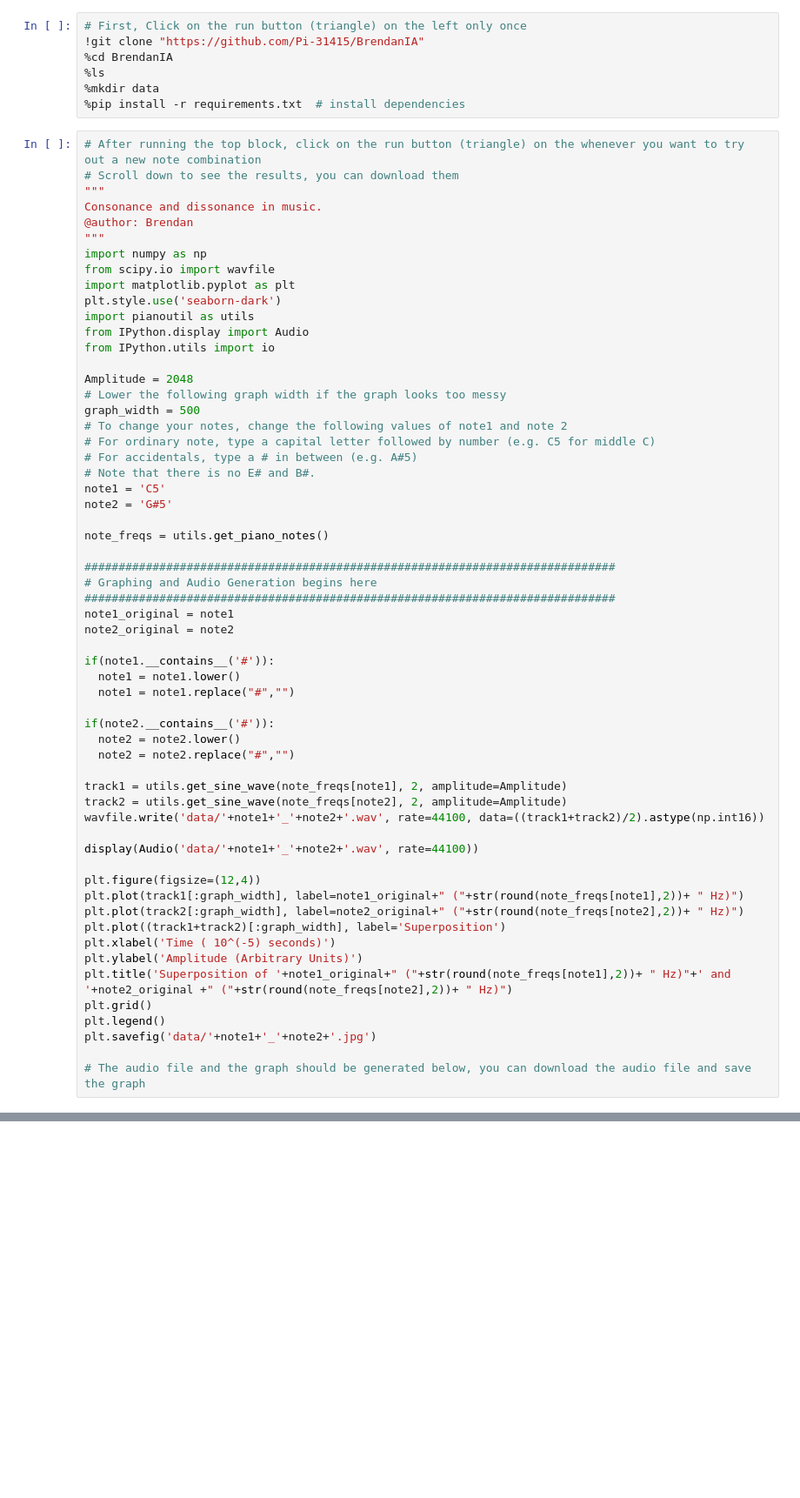
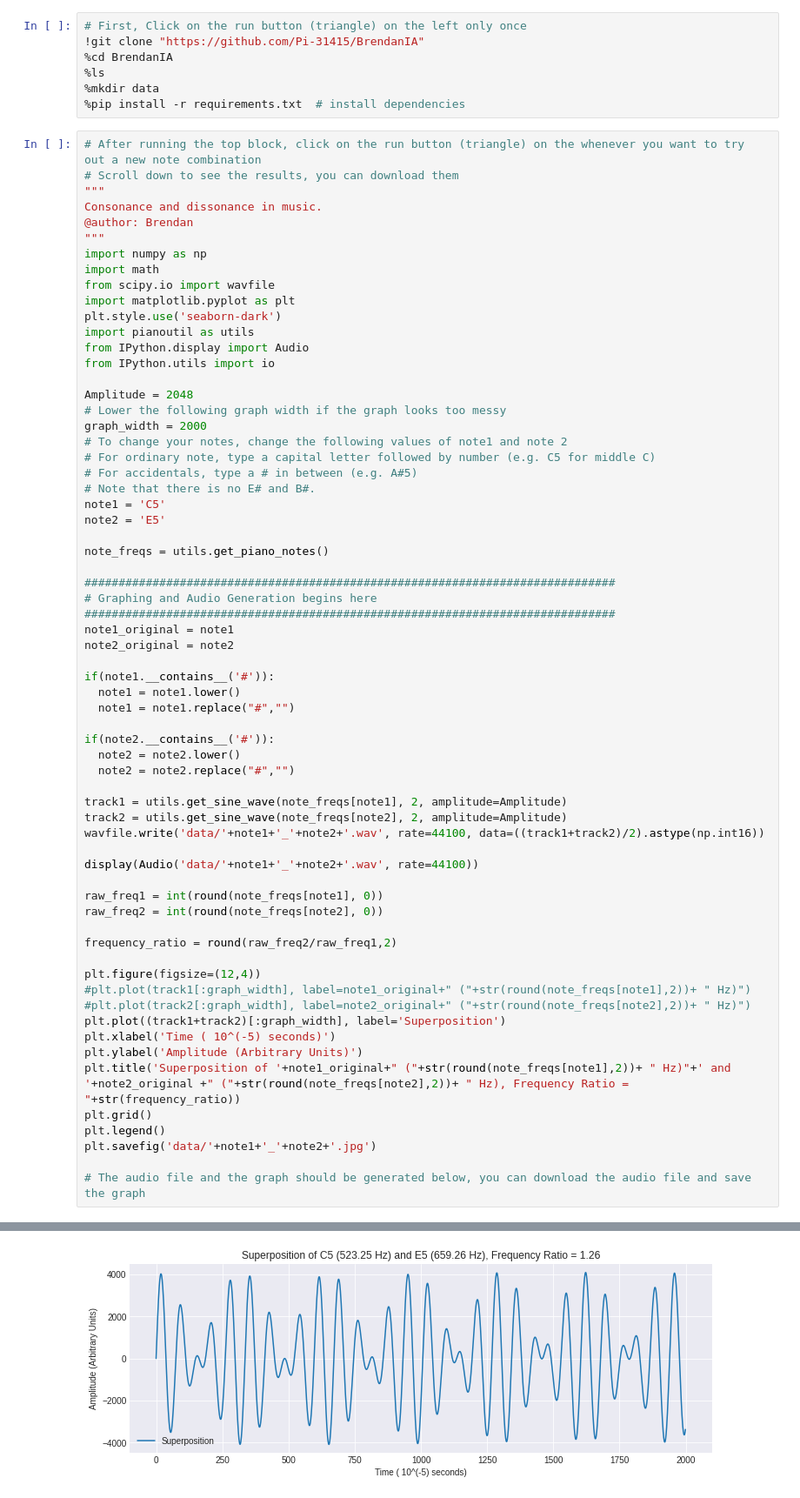
Before and after one commit to Pi-31415/BrendanIA, a Jupyter notebook: Brendan_IA.ipynb, the cells around one changed output, grey strips where cells are left out. Shown: that part at 87% size. Cells and saved outputs as stored; diff of their text form; blank space fills up the shorter version.

```diff
--- a/Brendan_IA.ipynb
+++ b/Brendan_IA.ipynb
@@ -13,6 +13,7 @@ Consonance and dissonance in music.
 @author: Brendan
 """
 import numpy as np
+import math
 from scipy.io import wavfile
 import matplotlib.pyplot as plt
 plt.style.use('seaborn-dark')
@@ -22,13 +23,13 @@ from IPython.utils import io
 
 Amplitude = 2048
 # Lower the following graph width if the graph looks too messy
-graph_width = 500
+graph_width = 2000
 # To change your notes, change the following values of note1 and note 2
 # For ordinary note, type a capital letter followed by number (e.g. C5 for middle C)
 # For accidentals, type a # in between (e.g. A#5)
 # Note that there is no E# and B#.
 note1 = 'C5'
-note2 = 'G#5'
+note2 = 'E5'
 
 note_freqs = utils.get_piano_notes()
 
@@ -52,15 +53,21 @@ wavfile.write('data/'+note1+'_'+note2+'.wav', rate=44100, data=((track1+track2)/
 
 display(Audio('data/'+note1+'_'+note2+'.wav', rate=44100))
 
+raw_freq1 = int(round(note_freqs[note1], 0))
+raw_freq2 = int(round(note_freqs[note2], 0))
+
+frequency_ratio = round(raw_freq2/raw_freq1,2)
+
 plt.figure(figsize=(12,4))
-plt.plot(track1[:graph_width], label=note1_original+" ("+str(round(note_freqs[note1],2))+ " Hz)")
-plt.plot(track2[:graph_width], label=note2_original+" ("+str(round(note_freqs[note2],2))+ " Hz)")
+#plt.plot(track1[:graph_width], label=note1_original+" ("+str(round(note_freqs[note1],2))+ " Hz)")
+#plt.plot(track2[:graph_width], label=note2_original+" ("+str(round(note_freqs[note2],2))+ " Hz)")
 plt.plot((track1+track2)[:graph_width], label='Superposition')
 plt.xlabel('Time ( 10^(-5) seconds)')
 plt.ylabel('Amplitude (Arbitrary Units)')
-plt.title('Superposition of '+note1_original+" ("+str(round(note_freqs[note1],2))+ " Hz)"+' and '+note2_original +" ("+str(round(note_freqs[note2],2))+ " Hz)")
+plt.title('Superposition of '+note1_original+" ("+str(round(note_freqs[note1],2))+ " Hz)"+' and '+note2_original +" ("+str(round(note_freqs[note2],2))+ " Hz), Frequency Ratio = "+str(frequency_ratio))
 plt.grid()
 plt.legend()
 plt.savefig('data/'+note1+'_'+note2+'.jpg')
 
 # The audio file and the graph should be generated below, you can download the audio file and save the graph
+# %% [output]
@@ -66,0 +75 @@ plt.savefig('data/'+note1+'_'+note2+'.jpg')
+[figure, added]
```
Also changed, not shown: parts of 1 cell of this notebook.
